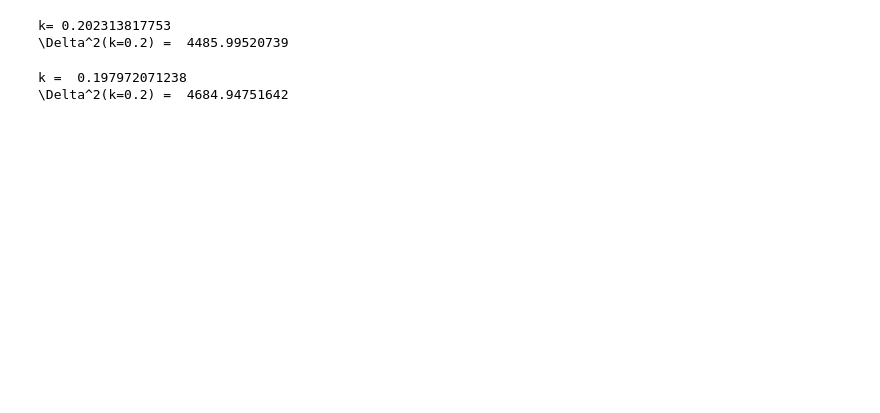
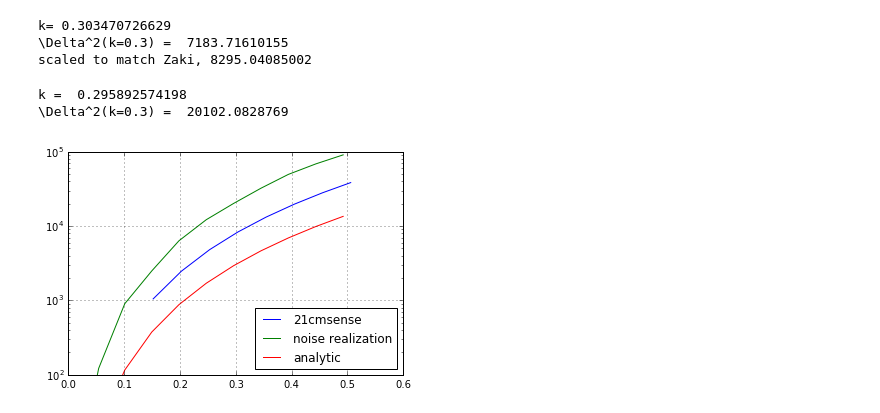
Before and after one commit to mkolopanis/21cmSense, a Jupyter notebook: 21cmsense_check.ipynb, the cells around one changed output. Cells and saved outputs as stored; diff of their text form; code cells hidden in the pictures; blank space fills up the shorter version.

```diff
--- a/21cmsense_check.ipynb
+++ b/21cmsense_check.ipynb
@@ -11,20 +32,25 @@ from pylab import *
 class Sense(object):
     def __init__(self):
         self.Tsys = 0 #mK!
-        #self.Omega_eff = 1.7 #Ali et al (taken from Zaki's evernote)
-        self.Omega_eff = 3.5 #recalculation with capo/dcj/scripts/beam_integral.py
+        self.Omega_eff = 1.7 #Ali et al (taken from Zaki's evernote)
+        #self.Omega_eff = 1.74 #recalculation with capo/dcj/scripts/beam_integral.py  Omega_p^2/Omega_pp, per Appendix B of Parsons psa32
+        #check for FRF effective beam.
+        #self.Omega_eff = 0.51**2/0.24  #effective beams if using FRF, taken from Table 1 of Parsons 2015 "beam sculpting paper"
         self.t_int = 0
         self.Npols = 2
-        self.X2Y = 518  #150MHz
+        self.X2Y = 515  #z=8.4
         self.Ndays = 0
-        self.Nlstbins = 0
+        self.Nlsthours = 0
         self.Nbls = 0
         self.P_N = None
         self.Nseps = 0
+        self.Nreal = 2
+        self.Nlstbins = None
         return
     def calc(self):
+        if self.Nlstbins is None: self.Nlstbins = self.Nlsthours*3600/self.t_int
         self.P_N = self.X2Y * self.Omega_eff * self.Tsys**2
-        self.P_N /=(self.t_int * self.Ndays * self.Nbls * self.Npols * np.sqrt(self.Nlstbins))
+        self.P_N /=(2*self.Nreal*self.t_int * self.Ndays * self.Nbls * self.Npols * np.sqrt(self.Nlstbins))
         self.P_N /= np.sqrt(2) #fold in k//
         self.P_N /= np.sqrt(self.Nseps)
     def Delta2_N(self,k):
@@ -57,25 +96,37 @@ print C['uv_coverage'].max()
 # %%
 #load the 21cmsense calculation whichshould nominally match
 # /Users/djacobs/Work/radio_astronomy/Papers/psa64_multiz/data/21cmSense
-# ./mk_array_file.py -C psa6240_v003 --bl_max=45
-# ./calc_sense.py  --nchan=21 --bwidth=0.010 --n_per_day=8.5 --ndays=65  -f 0.150 --no_ns psa6240_v003drift_blmin0_blmax23_arrayfile.npz -m pess
-#     'dish_size_in_lambda' : 0.82, #in units of wavelengths, effective dish size calculated with capo/dcj/scripts/beam_integral.py
+# ./mk_array_file.py -C psa6240_v003 --bl_max=45  #NB this mk_array is hacked to exclude all but 0,1EW bls
+# ./calc_sense.py  --nchan=21 --bwidth=0.010 --n_per_day=6.17 --ndays=65  -f 0.150 --no_ns psa6240_v003drift_blmin0_blmax23_arrayfile.npz -m pess
+#     'dish_size_in_lambda' : 0.87, #in units of wavelengths, effective dish size calculated with capo/dcj/scripts/beam_integral.py
 #     'Trx' : 200e3, #receiver temp in mK
+#      n_per_day :  estimated by calculating the length of the track to be 1.5 hours (looking at the uv plane above)
+#                   and a desired total of 8.5 hours
 F = np.load('psa6240_v003drift_pess_0.150.npz')
-print "k=",F['ks'][3]
-print "\Delta^2(k=0.2) = ",F['T_errs'][3]
+print "k=",F['ks'][5]
+print "\Delta^2(k=0.3) = ",F['T_errs'][5]
+print "scaled to match Zaki,",F['T_errs'][5]/np.sqrt(3)*2 #scaled from 1 to 3 bls and 2 sigma
 # %% [output]
-k= 0.202313817753
-\Delta^2(k=0.2) =  4485.99520739
+k= 0.303470726629
+\Delta^2(k=0.3) =  7183.71610155
+scaled to match Zaki, 8295.04085002
-# %%
-#load a power spectrum of a noise realization
-# this realization assumes a Tsky+Trcvr model for noise,
-# takes into account the known lstbinning counts of the psa64 run
-# it is filtered with frscale of 1.2, frwidth of 1.3 and maxfr=0.0013 (basically optimal but slightly tweaked)
-# here I am using the 95% limit of the injected signal
-P = np.load('pspec_limits_k3pk_pI_95.npz')
-print "k = ",P['k'][4]
-print "\Delta^2(k=0.2) = ",P['k3err'][4]
-# %% [output]
-k =  0.197972071238
-\Delta^2(k=0.2) =  4684.94751642
+# %%
+#new pspec pipeline same noise realization as above
+P = np.load('pspec_final_confidence_85.npz')
+print "k = ",P['k'][6]
+print "\Delta^2(k=0.3) = ",P['pI_fold_up'][6]/np.sqrt(3)*2 #scaled from 1 to 3 bls and 2 sigma
+# %% [output]
+k =  0.295892574198
+\Delta^2(k=0.3) =  20102.0828769
+# %%
+#plot a comparison between the noise run and the 21cmsense run
+#all plotted as 2 sigma for 3 seperations
+#goal is for everyone to match the 21cmsense
+semilogy(F['ks'],F['T_errs']/np.sqrt(3)*2,label='21cmsense')
+semilogy(P['k'],P['pI_fold_up']/np.sqrt(3)*2,label='noise realization')
+semilogy(P['k'],S.Delta2_N(P['k'])*2,label='analytic')
+legend(loc='best')
+ylim(1e2,1e5)
+grid()
+# %% [output]
+[figure, added]
```
Also changed, not shown: parts of 6 cells of this notebook.
